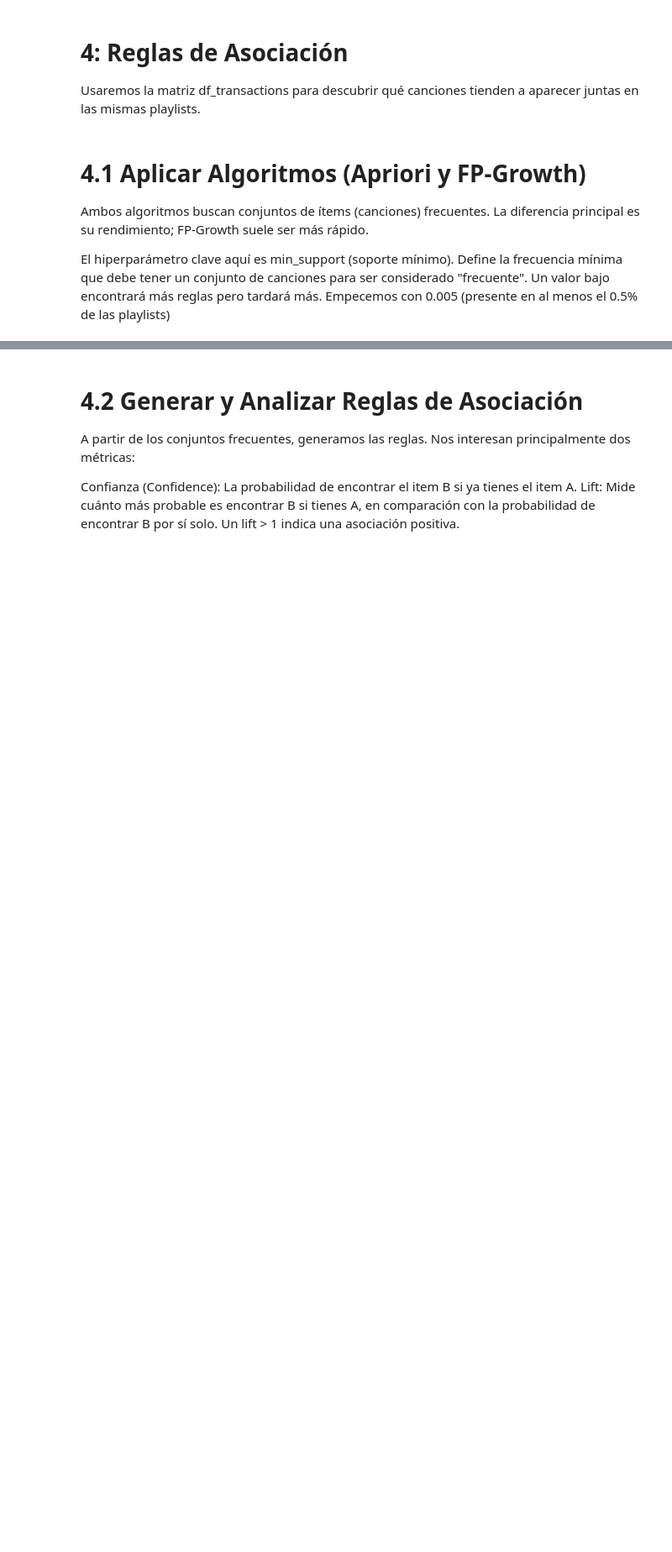
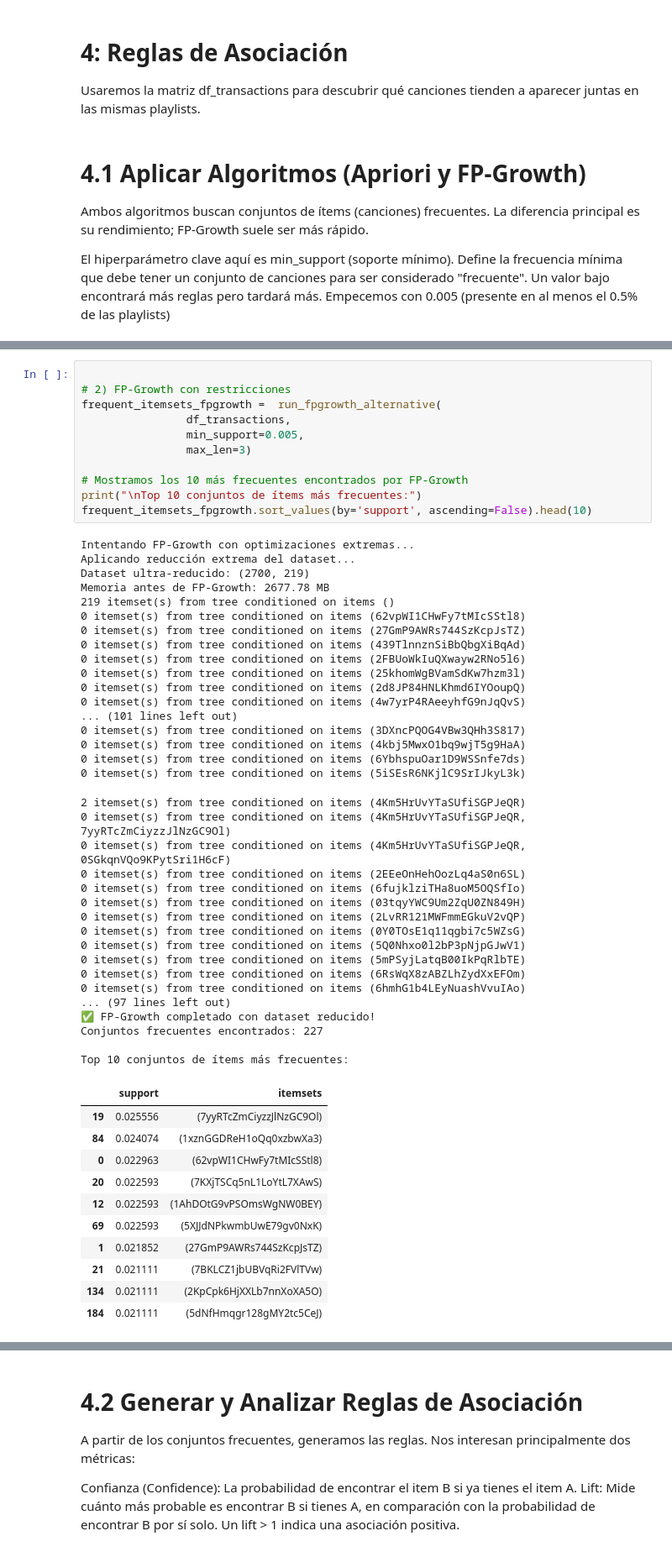
Before and after one commit to fabianlgomez/mpd-PlaylistSimilarity-unal, a Jupyter notebook: associationRules&Clustering.ipynb, the cells around one changed output, grey strips where cells are left out. Shown at 84% size. Drawn from its saved outputs; the diff is of its cells as text; blank space fills up the shorter version.

```diff
--- a/associationRules&Clustering.ipynb
+++ b/associationRules&Clustering.ipynb
@@ -157,0 +262,57 @@ Top 10 conjuntos de ítems más frecuentes:
+# %%
+
+# 2) FP-Growth con restricciones
+frequent_itemsets_fpgrowth =  run_fpgrowth_alternative(
+                df_transactions,
+                min_support=0.005,
+                max_len=3)
+
+# Mostramos los 10 más frecuentes encontrados por FP-Growth
+print("\nTop 10 conjuntos de ítems más frecuentes:")
+frequent_itemsets_fpgrowth.sort_values(by='support', ascending=False).head(10)
+# %% [output]
+Intentando FP-Growth con optimizaciones extremas...
+Aplicando reducción extrema del dataset...
+Dataset ultra-reducido: (2700, 219)
+Memoria antes de FP-Growth: 2677.78 MB
+219 itemset(s) from tree conditioned on items ()
+0 itemset(s) from tree conditioned on items (62vpWI1CHwFy7tMIcSStl8)
+0 itemset(s) from tree conditioned on items (27GmP9AWRs744SzKcpJsTZ)
+0 itemset(s) from tree conditioned on items (439TlnnznSiBbQbgXiBqAd)
+0 itemset(s) from tree conditioned on items (2FBUoWkIuQXwayw2RNo5l6)
+0 itemset(s) from tree conditioned on items (25khomWgBVamSdKw7hzm3l)
+0 itemset(s) from tree conditioned on items (2d8JP84HNLKhmd6IYOoupQ)
+0 itemset(s) from tree conditioned on items (4w7yrP4RAeeyhfG9nJqQvS)
+... (101 lines left out)
+0 itemset(s) from tree conditioned on items (3DXncPQOG4VBw3QHh3S817)
+0 itemset(s) from tree conditioned on items (4kbj5MwxO1bq9wjT5g9HaA)
+0 itemset(s) from tree conditioned on items (6YbhspuOar1D9WSSnfe7ds)
+0 itemset(s) from tree conditioned on items (5iSEsR6NKjlC9SrIJkyL3k)
+2 itemset(s) from tree conditioned on items (4Km5HrUvYTaSUfiSGPJeQR)
+0 itemset(s) from tree conditioned on items (4Km5HrUvYTaSUfiSGPJeQR, 7yyRTcZmCiyzzJlNzGC9Ol)
+0 itemset(s) from tree conditioned on items (4Km5HrUvYTaSUfiSGPJeQR, 0SGkqnVQo9KPytSri1H6cF)
+0 itemset(s) from tree conditioned on items (2EEeOnHehOozLq4aS0n6SL)
+0 itemset(s) from tree conditioned on items (6fujklziTHa8uoM5OQSfIo)
+0 itemset(s) from tree conditioned on items (03tqyYWC9Um2ZqU0ZN849H)
+0 itemset(s) from tree conditioned on items (2LvRR121MWFmmEGkuV2vQP)
+0 itemset(s) from tree conditioned on items (0Y0TOsE1q11qgbi7c5WZsG)
+0 itemset(s) from tree conditioned on items (5Q0Nhxo0l2bP3pNjpGJwV1)
+0 itemset(s) from tree conditioned on items (5mPSyjLatqB00IkPqRlbTE)
+0 itemset(s) from tree conditioned on items (6RsWqX8zABZLhZydXxEFOm)
+0 itemset(s) from tree conditioned on items (6hmhG1b4LEyNuashVvuIAo)
+... (97 lines left out)
+✅ FP-Growth completado con dataset reducido!
+Conjuntos frecuentes encontrados: 227
+
+Top 10 conjuntos de ítems más frecuentes:
+|  | support | itemsets |
+| 19 | 0.025556 | (7yyRTcZmCiyzzJlNzGC9Ol) |
+| 84 | 0.024074 | (1xznGGDReH1oQq0xzbwXa3) |
+| 0 | 0.022963 | (62vpWI1CHwFy7tMIcSStl8) |
+| 20 | 0.022593 | (7KXjTSCq5nL1LoYtL7XAwS) |
+| 12 | 0.022593 | (1AhDOtG9vPSOmsWgNW0BEY) |
+| 69 | 0.022593 | (5XJJdNPkwmbUwE79gv0NxK) |
+| 1 | 0.021852 | (27GmP9AWRs744SzKcpJsTZ) |
+| 21 | 0.021111 | (7BKLCZ1jbUBVqRi2FVlTVw) |
+| 134 | 0.021111 | (2KpCpk6HjXXLb7nnXoXA5O) |
+| 184 | 0.021111 | (5dNfHmqgr128gMY2tc5CeJ) |
```
Also changed, not shown: parts of 18 cells of this notebook.
